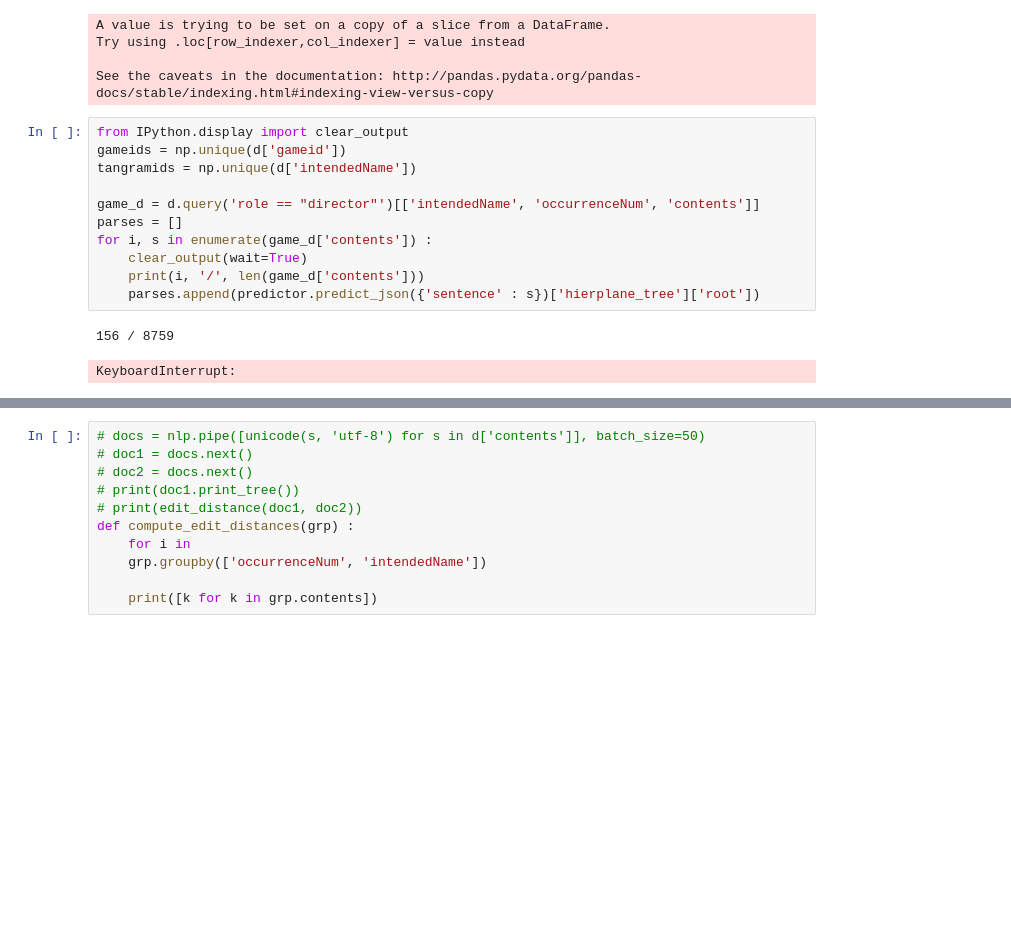
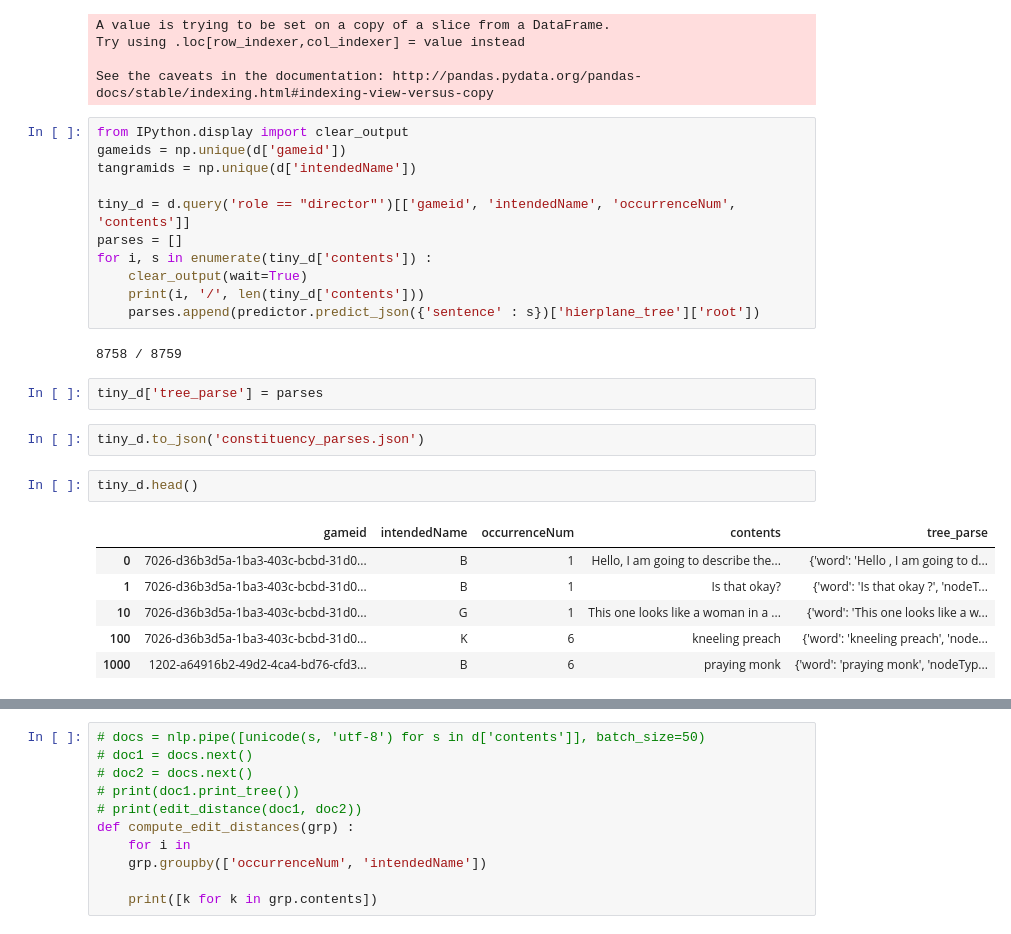
Before and after one commit to hawkrobe/tangrams, a Jupyter notebook: analysis/sequential/preprocessing_sequential.ipynb, the cells around one changed output, grey strips where cells are left out. Saved outputs shown, nothing was run; the diff lists cells and outputs as text; blank space fills up the shorter version.

Commit message:
extract parses; compute matrix of edit distances

```diff
--- a/analysis/sequential/preprocessing_sequential.ipynb
+++ b/analysis/sequential/preprocessing_sequential.ipynb
@@ -97,13 +97,25 @@ from IPython.display import clear_output
 gameids = np.unique(d['gameid'])
 tangramids = np.unique(d['intendedName'])
 
-game_d = d.query('role == "director"')[['intendedName', 'occurrenceNum', 'contents']]
+tiny_d = d.query('role == "director"')[['gameid', 'intendedName', 'occurrenceNum', 'contents']]
 parses = []
-for i, s in enumerate(game_d['contents']) :
+for i, s in enumerate(tiny_d['contents']) :
     clear_output(wait=True)
-    print(i, '/', len(game_d['contents']))
+    print(i, '/', len(tiny_d['contents']))
     parses.append(predictor.predict_json({'sentence' : s})['hierplane_tree']['root'])
 # %% [output]
-156 / 8759
+8758 / 8759
-KeyboardInterrupt:
+# %%
+tiny_d['tree_parse'] = parses
+# %%
+tiny_d.to_json('constituency_parses.json')
+# %%
+tiny_d.head()
+# %% [output]
+|  | gameid | intendedName | occurrenceNum | contents | tree_parse |
+| 0 | 7026-d36b3d5a-1ba3-403c-bcbd-31d0... | B | 1 | Hello, I am going to describe the... | {'word': 'Hello , I am going to d... |
+| 1 | 7026-d36b3d5a-1ba3-403c-bcbd-31d0... | B | 1 | Is that okay? | {'word': 'Is that okay ?', 'nodeT... |
+| 10 | 7026-d36b3d5a-1ba3-403c-bcbd-31d0... | G | 1 | This one looks like a woman in a ... | {'word': 'This one looks like a w... |
+| 100 | 7026-d36b3d5a-1ba3-403c-bcbd-31d0... | K | 6 | kneeling preach | {'word': 'kneeling preach', 'node... |
+| 1000 | 1202-a64916b2-49d2-4ca4-bd76-cfd3... | B | 6 | praying monk | {'word': 'praying monk', 'nodeTyp... |
 # %%
```
Also changed, not shown: parts of 2 cells of this notebook.
